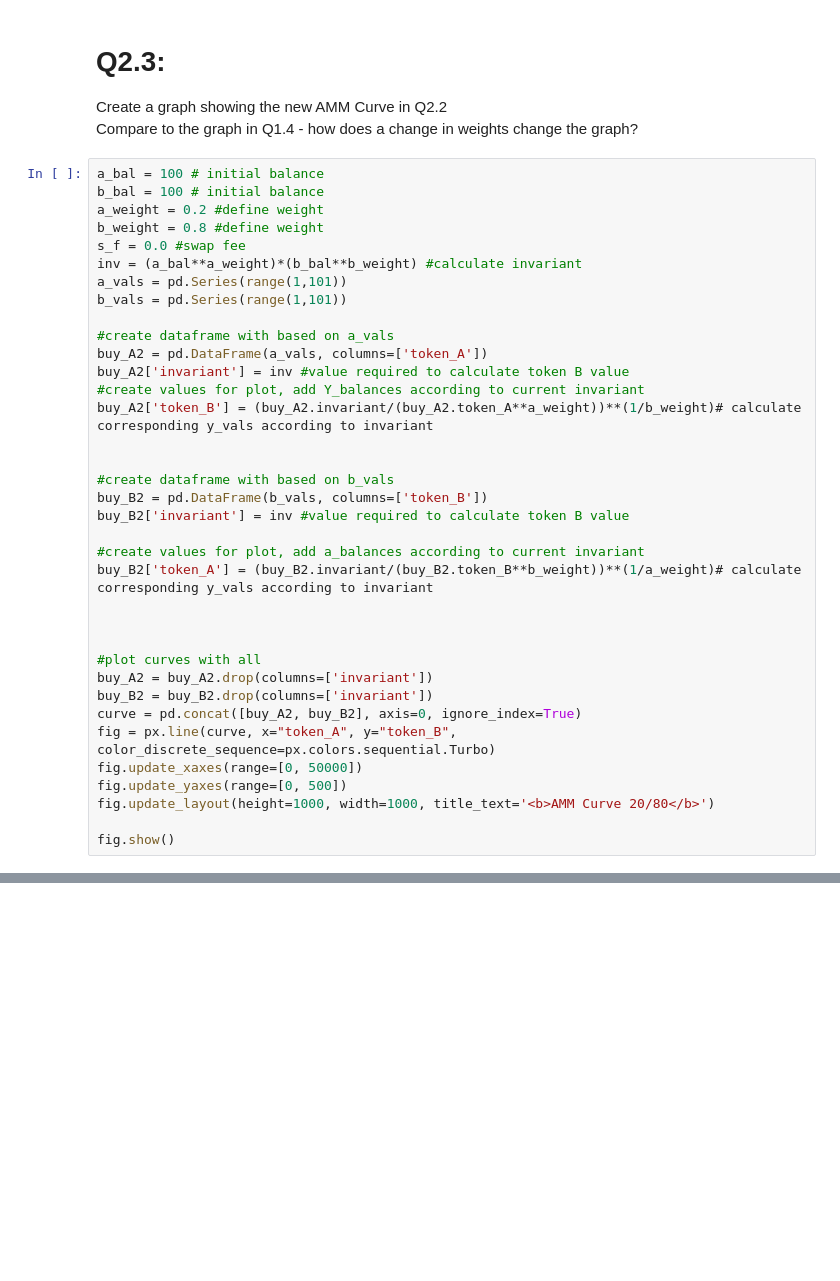
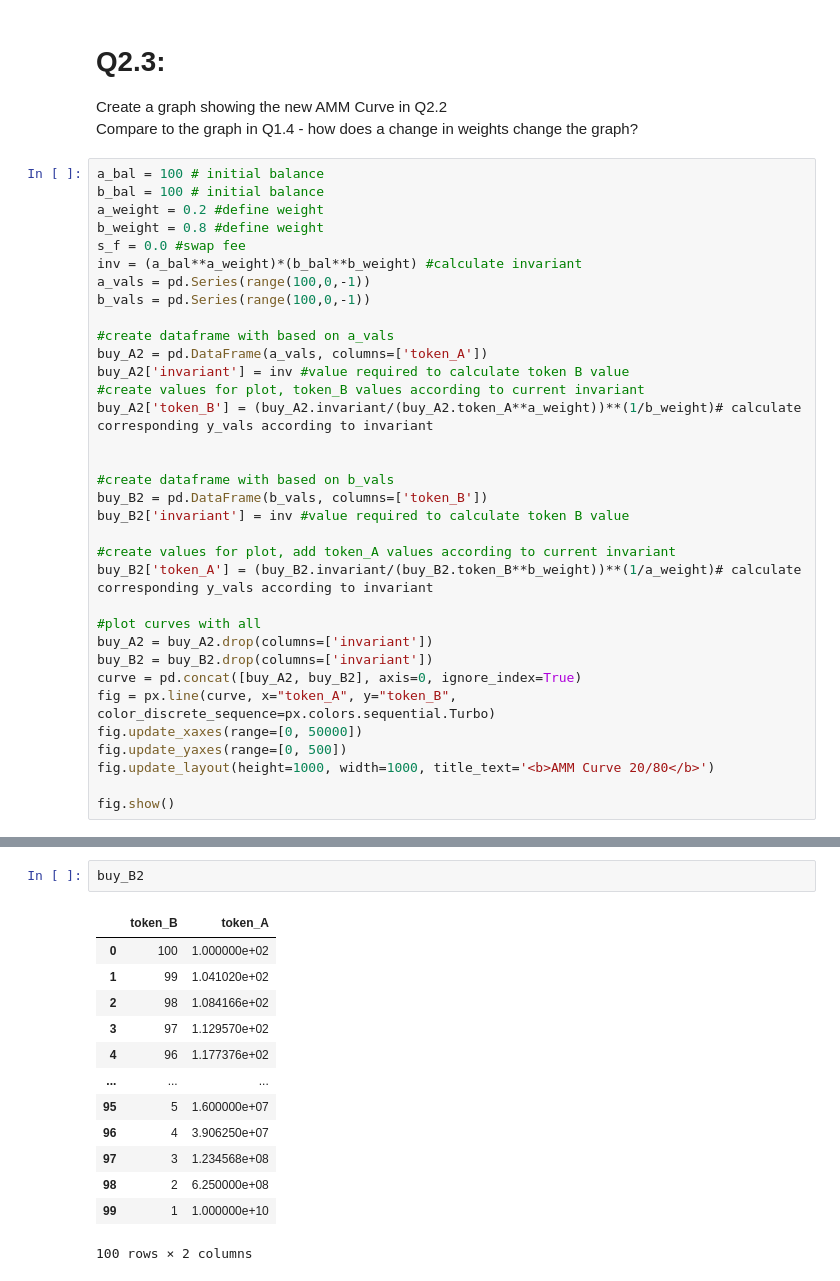
Before and after one commit to TokenEngineeringCommunity/BalancerPools_Model, a Jupyter notebook: Math Challenge-Exercise-inclSol-Angela.ipynb, the cells around one changed output, grey strips where cells are left out. Cells and saved outputs as stored; diff of their text form; blank space fills up the shorter version.

Commit message:
Update Math Challenge-Exercise-inclSol-Angela.ipynb
- updates according to emails
- all solutions, tested

```diff
--- a/Math Challenge-Exercise-inclSol-Angela.ipynb
+++ b/Math Challenge-Exercise-inclSol-Angela.ipynb
@@ -248,13 +274,13 @@ a_weight = 0.2 #define weight
 b_weight = 0.8 #define weight
 s_f = 0.0 #swap fee
 inv = (a_bal**a_weight)*(b_bal**b_weight) #calculate invariant
-a_vals = pd.Series(range(1,101))
-b_vals = pd.Series(range(1,101))
+a_vals = pd.Series(range(100,0,-1))
+b_vals = pd.Series(range(100,0,-1))
 
 #create dataframe with based on a_vals
 buy_A2 = pd.DataFrame(a_vals, columns=['token_A'])
 buy_A2['invariant'] = inv #value required to calculate token B value
-#create values for plot, add Y_balances according to current invariant
+#create values for plot, token_B values according to current invariant
 buy_A2['token_B'] = (buy_A2.invariant/(buy_A2.token_A**a_weight))**(1/b_weight)# calculate corresponding y_vals according to invariant
 
 
@@ -262,10 +288,8 @@ buy_A2['token_B'] = (buy_A2.invariant/(buy_A2.token_A**a_weight))**(1/b_weight)#
 buy_B2 = pd.DataFrame(b_vals, columns=['token_B'])
 buy_B2['invariant'] = inv #value required to calculate token B value
 
-#create values for plot, add a_balances according to current invariant
+#create values for plot, add token_A values according to current invariant
 buy_B2['token_A'] = (buy_B2.invariant/(buy_B2.token_B**b_weight))**(1/a_weight)# calculate corresponding y_vals according to invariant
-
-
 
 #plot curves with all
 buy_A2 = buy_A2.drop(columns=['invariant'])
@@ -296,0 +312,16 @@ most notably: the curve changes position, think as if the axis would be magnetic
+# %%
+buy_B2
+# %% [output]
+|  | token_B | token_A |
+| 0 | 100 | 1.000000e+02 |
+| 1 | 99 | 1.041020e+02 |
+| 2 | 98 | 1.084166e+02 |
+| 3 | 97 | 1.129570e+02 |
+| 4 | 96 | 1.177376e+02 |
+| ... | ... | ... |
+| 95 | 5 | 1.600000e+07 |
+| 96 | 4 | 3.906250e+07 |
+| 97 | 3 | 1.234568e+08 |
+| 98 | 2 | 6.250000e+08 |
+| 99 | 1 | 1.000000e+10 |
+100 rows × 2 columns
```
Also changed, not shown: parts of 25 cells of this notebook.
